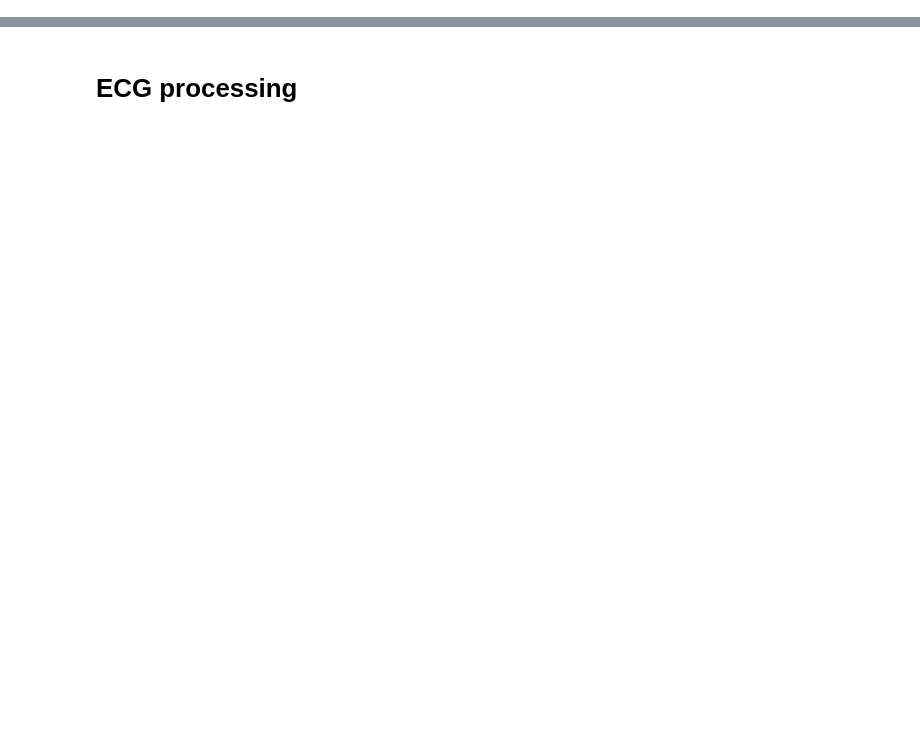
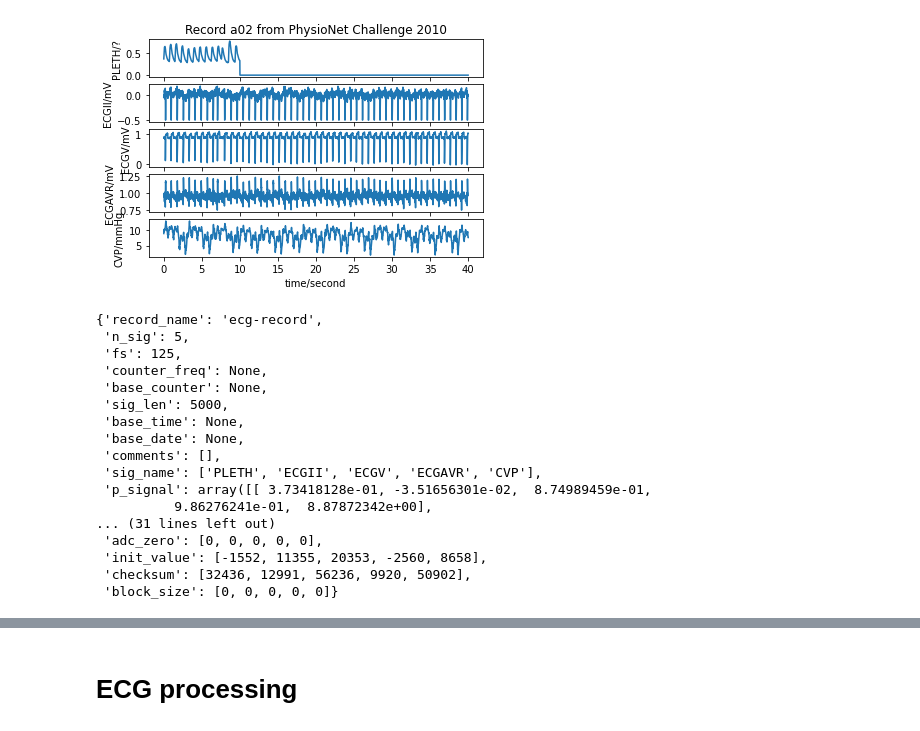
Before and after one commit to Rasterize101/FinalYearProject---BP-from-PPG, a Jupyter notebook: fyp.ipynb, the cells around one changed output, grey strips where cells are left out. Drawn from its saved outputs; the diff is of its cells as text; code cells hidden in the pictures; blank space fills up the shorter version.

```diff
--- a/fyp.ipynb
+++ b/fyp.ipynb
@@ -91,0 +126,40 @@ display(record.__dict__)
+# %%
+str = 'a02'
+# sig, fields = wfdb.rdsamp(str, channels=[0,1], pn_dir='challenge-2010/set-a/')
+sig, fields = wfdb.rdsamp(str, sampfrom=70000, sampto=75000, channels=[1,2,3,4,5], pn_dir='challenge-2010/set-a/')
+# Call the gateway wrsamp function, manually inserting fields as function input parameters
+fmt = ['16', '16', '16', '16', '16']
+units = ['?', 'mV', 'mV', 'mV', 'mmHg']
+names = ['PLETH', 'ECGII', 'ECGV', 'ECGAVR', 'CVP']
+wfdb.wrsamp('ecg-record', fs=125, units=units, sig_name=names, p_signal=sig, fmt=fmt)
+# The new file can be read
+record = wfdb.rdrecord('ecg-record')
+wfdb.plot_wfdb(record=record, plot_sym='true', title='Record ' +  str + ' from PhysioNet Challenge 2010', time_units='seconds')
+display(record.__dict__)
+# Convert to seconds
+# Snapshot for seconds
+
+
+# go through all 100 training in Set A, note down what signals they come with. ECGII and ABP
+
+
+# ECGV is redundant
+# %% [output]
+[figure, added]
+{'record_name': 'ecg-record',
+ 'n_sig': 5,
+ 'fs': 125,
+ 'counter_freq': None,
+ 'base_counter': None,
+ 'sig_len': 5000,
+ 'base_time': None,
+ 'base_date': None,
+ 'comments': [],
+ 'sig_name': ['PLETH', 'ECGII', 'ECGV', 'ECGAVR', 'CVP'],
+ 'p_signal': array([[ 3.73418128e-01, -3.51656301e-02,  8.74989459e-01,
+          9.86276241e-01,  8.87872342e+00],
+... (31 lines left out)
+ 'adc_zero': [0, 0, 0, 0, 0],
+ 'init_value': [-1552, 11355, 20353, -2560, 8658],
+ 'checksum': [32436, 12991, 56236, 9920, 50902],
+ 'block_size': [0, 0, 0, 0, 0]}
```
Also changed, not shown: parts of 6 cells of this notebook.
